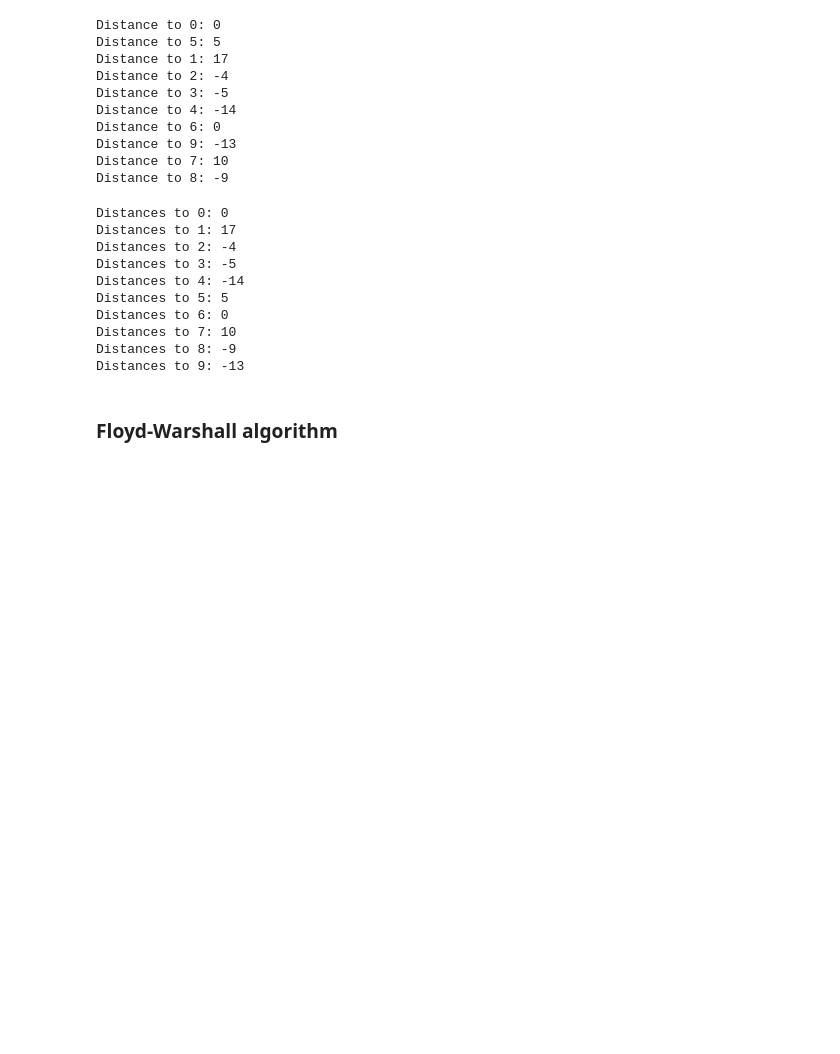
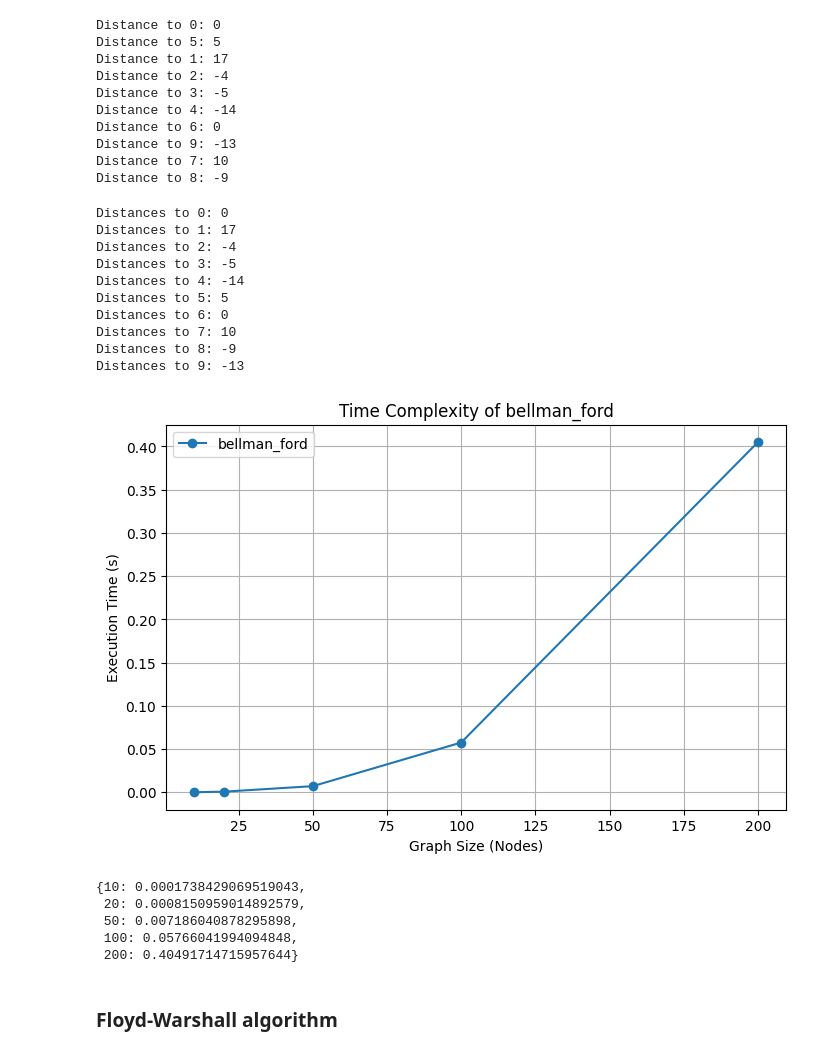
Before and after one commit to rasthpop/discrete-mathematics-tree-lab, a Jupyter notebook: Lab1_trees.ipynb, the cells around one changed output. Saved outputs shown, nothing was run; the diff lists cells and outputs as text; code cells hidden in the pictures; blank space fills up the shorter version.

```diff
--- a/Lab1_trees.ipynb
+++ b/Lab1_trees.ipynb
@@ -236,6 +300,15 @@ Distances to 6: 0
 Distances to 7: 10
 Distances to 8: -9
 Distances to 9: -13
+# %%
+analyze_time_complexity(bellman_ford, True, [10, 20, 50, 100, 200], num_iterations = 100)
+# %% [output]
+[figure, added]
+{10: 0.0001738429069519043,
+ 20: 0.0008150959014892579,
+ 50: 0.007186040878295898,
+ 100: 0.05766041994094848,
+ 200: 0.40491714715957644}
 # %% [markdown]
 ### Floyd-Warshall algorithm
 # %%
```
Also changed, not shown: parts of 7 cells of this notebook.
